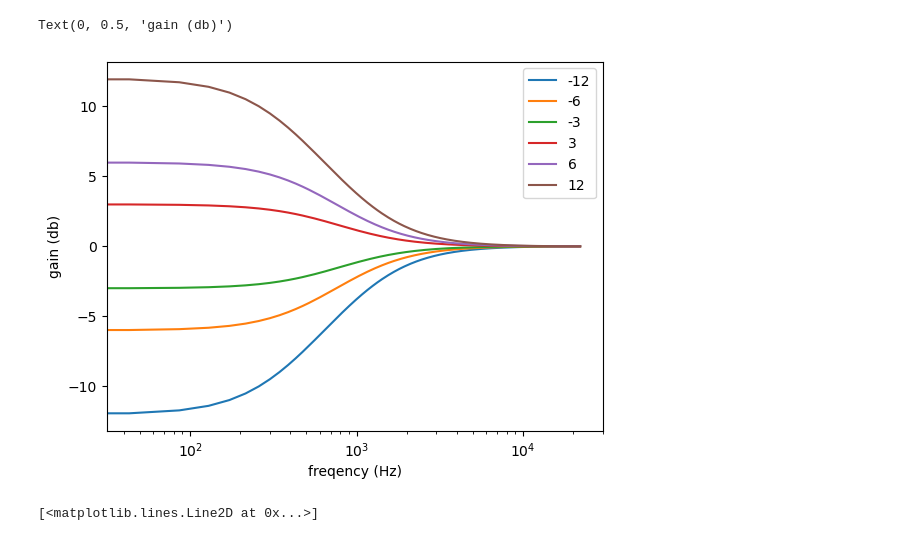
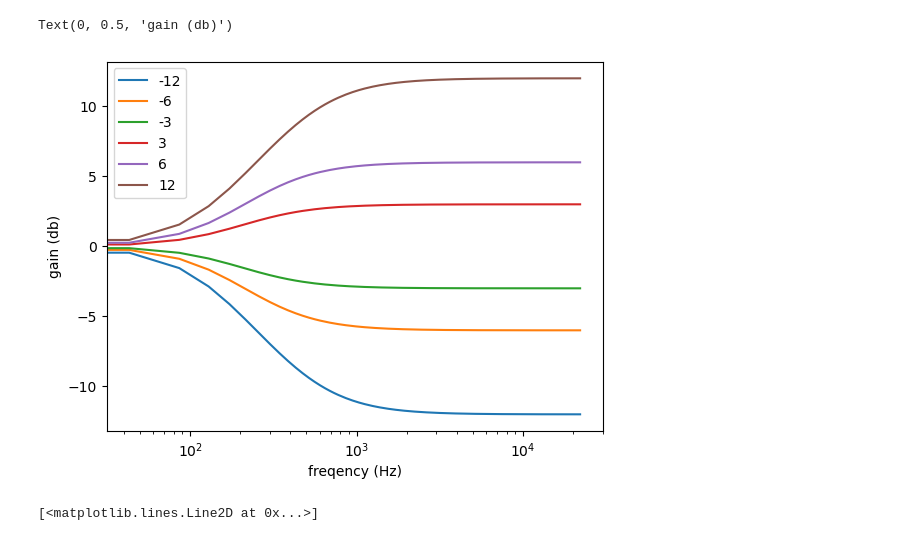
Before and after one commit to bfbarry/cli_amp, a Jupyter notebook: diagnostic.ipynb, the cells around one changed output. Saved outputs shown, nothing was run; the diff lists cells and outputs as text; code cells hidden in the pictures.

Commit message:
comment to stackexchange, high shelf

```diff
--- a/diagnostic.ipynb
+++ b/diagnostic.ipynb
@@ -6,9 +6,12 @@ import numpy as np
 from scipy.signal import welch, freqz
 
 FS = 44100
+def modified_biquad_kernel(x, y, i, a0, a1, a2, b1, b2, c0, d0):
+    return (c0*a0+d0)*x[i] + (c0*a1+d0*b1)*x[i-1] + (c0*a2+d0*b2)*x[i-2] - b1*y[i-1] -b2*y[i-2]
 
+## these are first order due to a0, b0 == 0
 def first_order_low_shelf(sig, fc, gain, coeffs_only=False):
-    # y = [sig[0], sig[0]]
+    # thanks to https://dsp.stackexchange.com/questions/90128/low-shelving-filter-frequency-response-diagnosis
     y = [0,0]
     x = sig
     # design equations
@@ -20,7 +23,7 @@ def first_order_low_shelf(sig, fc, gain, coeffs_only=False):
     a0 = (1-gamma)/2
     a1 = a0
     a2 = 0.
-    b1 = -1*gamma
+    b1 = -gamma
     b2 = 0.
     c0 = mu - 1.
     d0 = 1.
@@ -30,10 +33,39 @@ def first_order_low_shelf(sig, fc, gain, coeffs_only=False):
         return numerator, denominator
 
     for i in range(2, len(sig)):
-        yn = (c0*a0+d0)*x[i] + (c0*a1+d0*b1)*x[i-1] + (c0*a2+d0*b2)*x[i-2] - b1*y[i-1] -b2*y[i-2]
+        yn = modified_biquad_kernel(x, y, i, a0, a1, a2, b1, b2, c0, d0)
         y.append(yn)
 
     return y
+
+
+def first_order_high_shelf(sig, fc, gain, coeffs_only=False):
+    y = [0,0]
+    x = sig
+    # design equations
+    theta_c = (2.*np.pi*fc)/FS
+    mu = 10.**(gain/20.)
+    beta = (1.+mu)/4.
+    delta = beta*np.tan(theta_c/2.)
+    gamma = (1-delta)/(1+delta)
+    a0 = (1+gamma)/2
+    a1 = (-gamma-1)/2
+    a2 = 0.
+    b1 = -gamma
+    b2 = 0.
+    c0 = mu - 1.
+    d0 = 1.
+    if coeffs_only:
+        numerator   = [c0*a0+d0, c0*a1+d0*b1, c0*a2+d0*b2]
+        denominator = [1, b1, b2]
+        return numerator, denominator
+
+    for i in range(2, len(sig)):
+        yn = modified_biquad_kernel(x, y, i, a0, a1, a2, b1, b2, c0, d0)
+        y.append(yn)
+
+    return y
+
 
 def many_sin(freqs=np.linspace(1,1000,1000)):
     fs = 10000
@@ -53,20 +85,20 @@ plt.xlabel('Frequency (Hz)')
 # %%
 fc = 400
 # db = 3
 # for fc in np.arange(1000,20000,1000):
 for db in [-12,-6,-3,3,6,12]:
-    nums, denoms = first_order_low_shelf(None, fc, db, True)
+    nums, denoms = first_order_high_shelf(None, fc, db, True)
     f, h = freqz(nums, denoms)
     gain = 20 * np.log10(abs(h))
     plt.semilogx(f*FS/(2*np.pi), gain, label=db)
 plt.legend()
 plt.xlabel('freqency (Hz)')
 plt.ylabel('gain (db)')
 
     # plt.vlines(fc, ymin=min(h), ymax=max(h))
 # %% [output]
 Text(0, 0.5, 'gain (db)')
-[figure, old version]
+[figure, new version]
 # %%
 sig = many_sin() #np.random.normal(size=100000)
 filtered = first_order_low_shelf(sig, 1000, -3)
```
Also changed, not shown: 1 other file.
